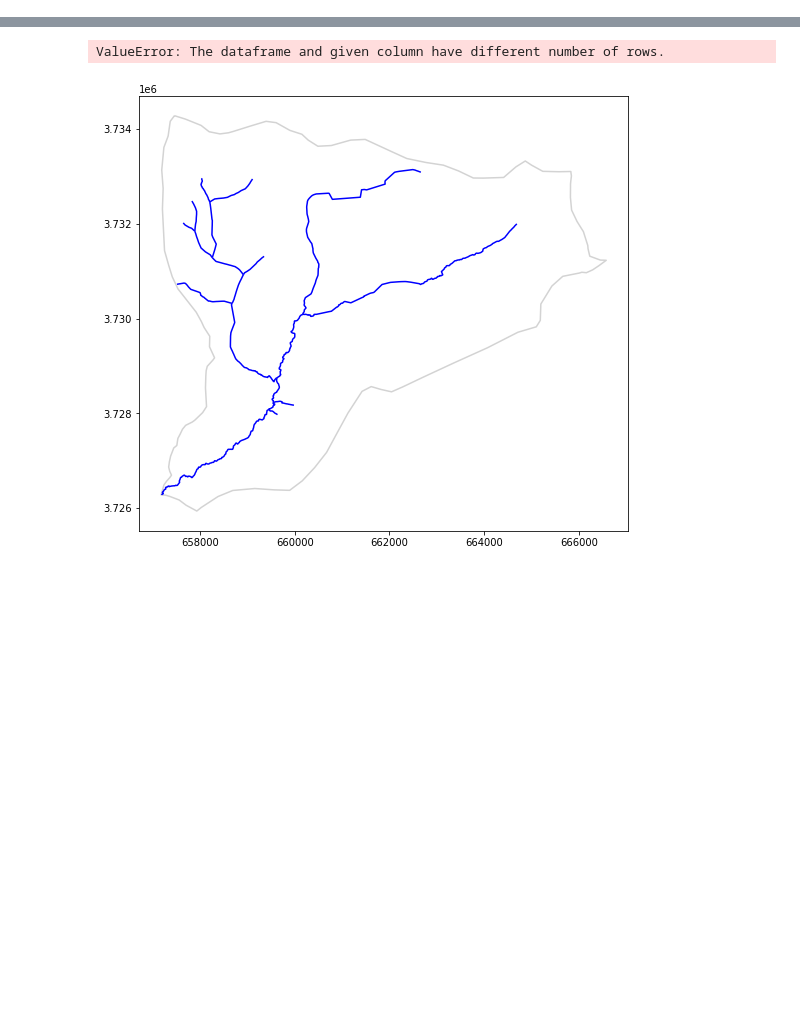
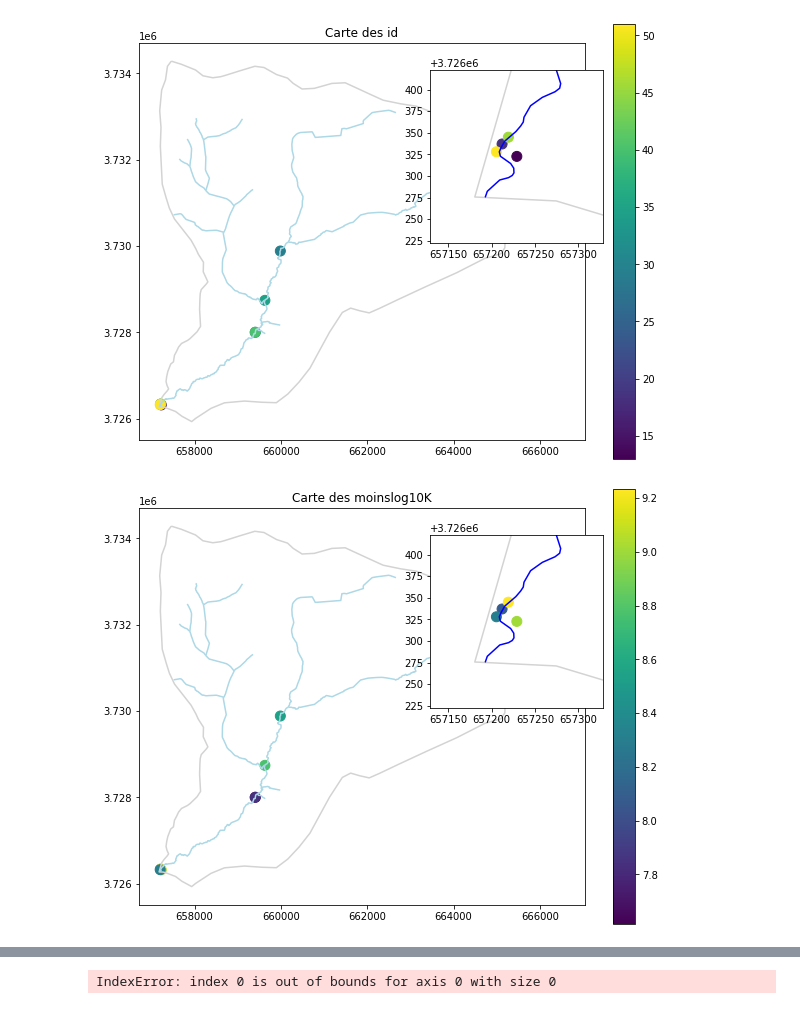
Before and after one commit to Lauredesorgues/MOLONARI_projet_3-, a Jupyter notebook: map/map.ipynb, the cells around one changed output, grey strips where cells are left out. Drawn from its saved outputs; the diff is of its cells as text; code cells hidden in the pictures; blank space fills up the shorter version.

```diff
--- a/map/map.ipynb
+++ b/map/map.ipynb
@@ -79,15 +110,35 @@ ValueError: Can only compare identically-labeled Series objects
 # %%
-# Afficher carte avec échelle de couleurs selon params.n
+#Afficher les carte des paramètres
+for param in params :
+    # Charger une carte de fond (vous pouvez utiliser votre propre carte si vous le souhaitez)
+    bv = gpd.read_file('limites_avenelles_l3.shp')
+    river=gpd.read_file('reseau_hydraugraphique_l3.shp')
 
-# Charger une carte de fond (vous pouvez utiliser votre propre carte si vous le souhaitez)
-bv = gpd.read_file('limites_avenelles_l3.shp')
-river=gpd.read_file('reseau_hydraugraphique_l3.shp')
+    # Ploter les points sur la carte de fond
+    fig, ax = plt.subplots(figsize=(10, 8))
+    bv.plot(ax=ax, color='lightgray')
+    river.plot(ax=ax,color='lightblue')
+    gdf.plot(ax=ax, marker='o', column=params[param], cmap='viridis', markersize=100, legend=False)
 
-# Ploter les points sur la carte de fond
-fig, ax = plt.subplots(figsize=(10, 8))
-bv.plot(ax=ax, color='lightgray')
-river.plot(ax=ax,color='blue')
-gdf.plot(ax=ax, marker='o', column=params['n'], cmap='viridis', markersize=50, legend=True)
-plt.title('Points GPS')
-plt.show()
+    plt.title(f'Carte des {param}')
+    #afficher la legende sous forme de barre
+    sm = plt.cm.ScalarMappable(cmap='viridis', norm=plt.Normalize(vmin=params[param].min(), vmax=params[param].max()))
+    sm._A = []
+    plt.colorbar(sm)
+
+    # Créer un inset pour le zoom
+    ax_inset = plt.axes([0.5, 0.5, 0.3, 0.3])  # Les arguments sont [left, bottom, width, height] en fractions de la figure
+    bv.plot(ax=ax_inset, color='lightgray')
+    river.plot(ax=ax_inset,color='blue')
+    gdf.plot(ax=ax_inset, marker='o', column=params[param], cmap='viridis', markersize=100, legend=False)
+
+
+    # Faire un zoom sur les points qui se superposent dans l'inset
+    zoom_level = 100  # Ajuster en fonction de la taille de la zone que vous voulez afficher
+    ax_inset.set_xlim(657229.114 - zoom_level, 657229.114 + zoom_level)
+    ax_inset.set_ylim(3726322.585 - zoom_level, 3726322.585 + zoom_level)
+
+    plt.show()
 # %% [output]
+[figure, new version]
+[figure, added]
@@ -94,2 +149 @@ plt.show()
-ValueError: The dataframe and given column have different number of rows.
+IndexError: index 0 is out of bounds for axis 0 with size 0
-[figure, old version]
```
Also changed, not shown: parts of 7 cells of this notebook.
